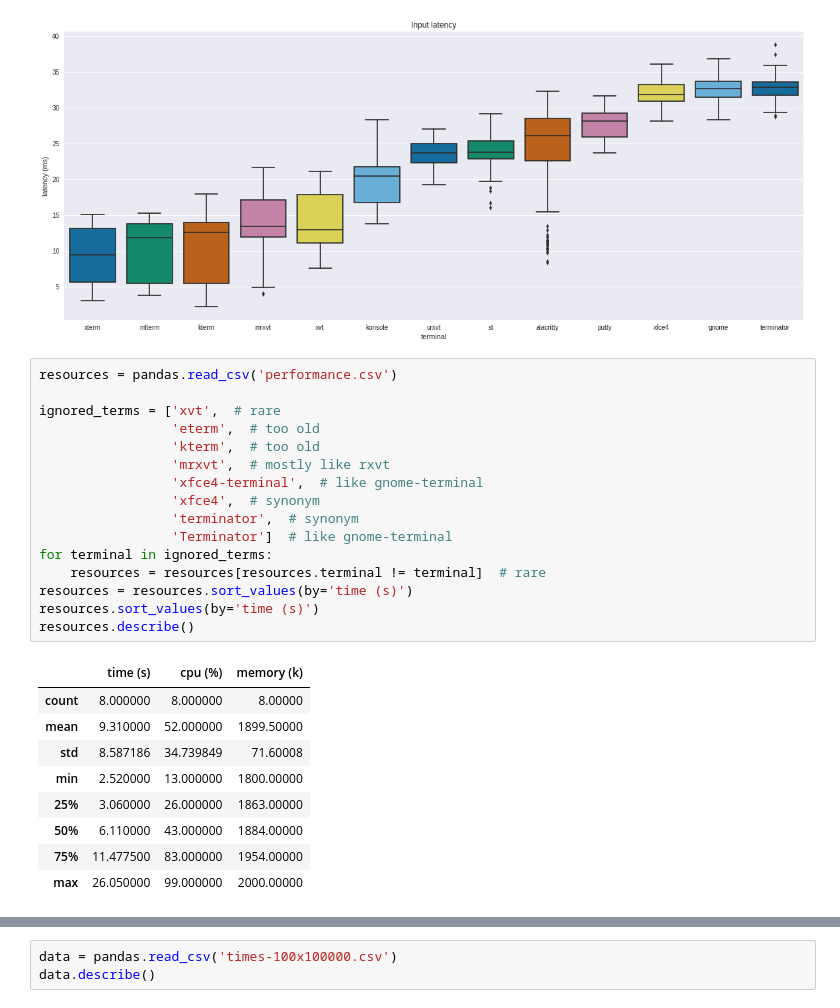
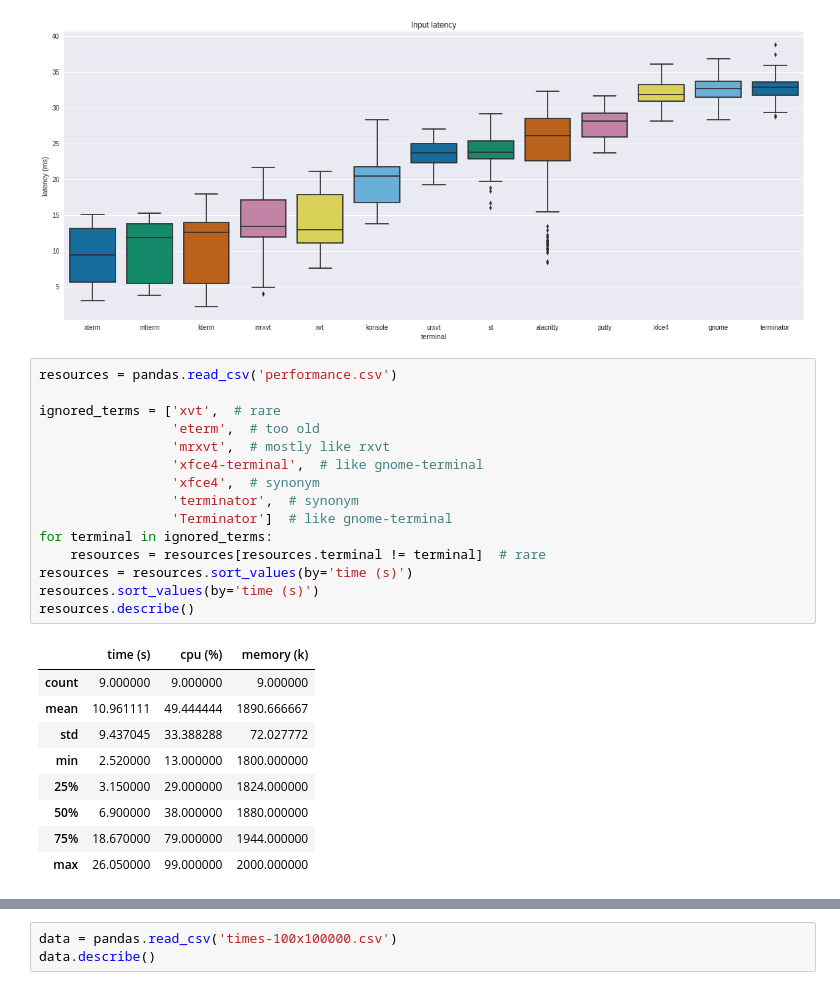
Before and after one commit to anarcat/terms-benchmarks, a Jupyter notebook: benchmarks.ipynb, the cells around one changed output, grey strips where cells are left out. Drawn from its saved outputs; the diff is of its cells as text.

```diff
--- a/benchmarks.ipynb
+++ b/benchmarks.ipynb
@@ -79,29 +65,28 @@ ax.set_ylabel('latency (ms)')
 # %%
 resources = pandas.read_csv('performance.csv')
 
 ignored_terms = ['xvt',  # rare
                  'eterm',  # too old
-                 'kterm',  # too old
                  'mrxvt',  # mostly like rxvt
                  'xfce4-terminal',  # like gnome-terminal
                  'xfce4',  # synonym
                  'terminator',  # synonym
                  'Terminator']  # like gnome-terminal
 for terminal in ignored_terms:
     resources = resources[resources.terminal != terminal]  # rare
 resources = resources.sort_values(by='time (s)')
 resources.sort_values(by='time (s)')
 resources.describe()
 # %% [output]
 |  | time (s) | cpu (%) | memory (k) |
-| count | 8.000000 | 8.000000 | 8.00000 |
-| mean | 9.310000 | 52.000000 | 1899.50000 |
-| std | 8.587186 | 34.739849 | 71.60008 |
-| min | 2.520000 | 13.000000 | 1800.00000 |
-| 25% | 3.060000 | 26.000000 | 1863.00000 |
-| 50% | 6.110000 | 43.000000 | 1884.00000 |
-| 75% | 11.477500 | 83.000000 | 1954.00000 |
-| max | 26.050000 | 99.000000 | 2000.00000 |
+| count | 9.000000 | 9.000000 | 9.000000 |
+| mean | 10.961111 | 49.444444 | 1890.666667 |
+| std | 9.437045 | 33.388288 | 72.027772 |
+| min | 2.520000 | 13.000000 | 1800.000000 |
+| 25% | 3.150000 | 29.000000 | 1824.000000 |
+| 50% | 6.900000 | 38.000000 | 1880.000000 |
+| 75% | 18.670000 | 79.000000 | 1944.000000 |
+| max | 26.050000 | 99.000000 | 2000.000000 |
 # %%
 fig, _ = plt.subplots()
 fig.set_figwidth(FIG_WIDTH)
```
Also changed, not shown: parts of 2 cells of this notebook.
